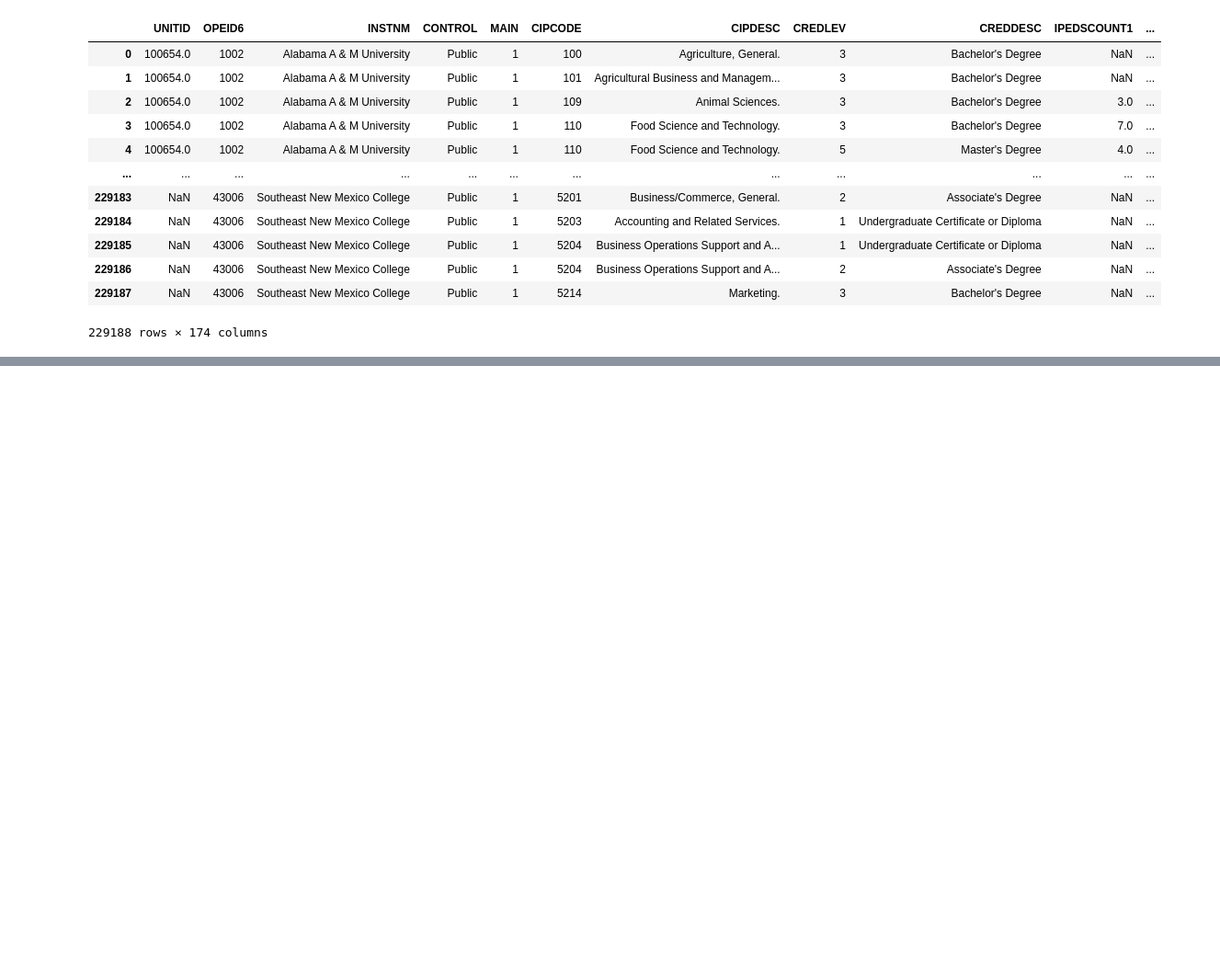
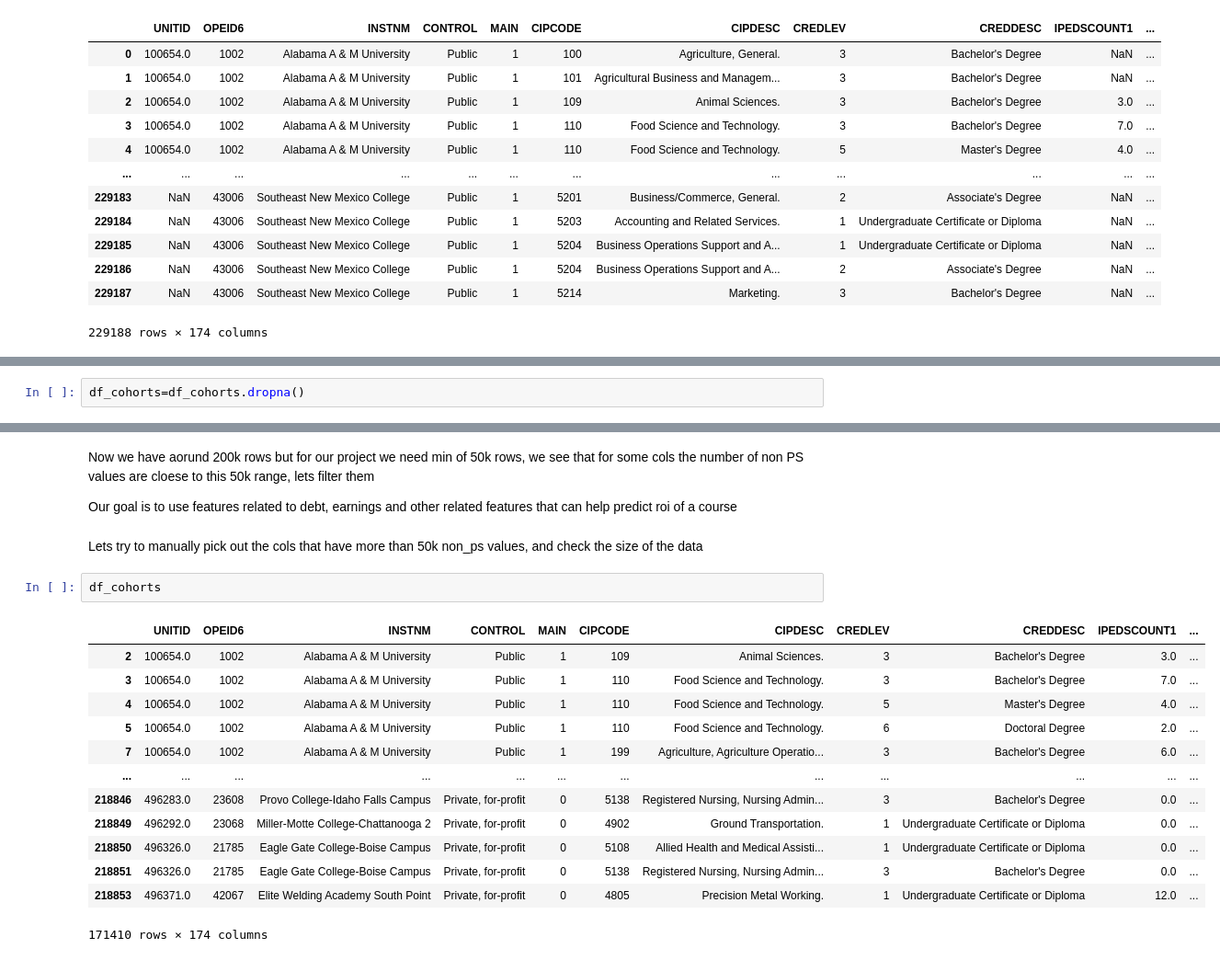
Before and after one commit to AbiramiRathina/roi_based_program_selection, a Jupyter notebook: project_big_data.ipynb, the cells around one changed output, grey strips where cells are left out. Shown at 92% size. Drawn from its saved outputs; the diff is of its cells as text; blank space fills up the shorter version.

```diff
--- a/project_big_data.ipynb
+++ b/project_big_data.ipynb
@@ -546,0 +590,2 @@ df_cohorts
+# %%
+df_cohorts=df_cohorts.dropna()
@@ -546,0 +693,22 @@ df_cohorts
+# %% [markdown]
+Now we have aorund 200k rows but for our project we need min of 50k rows, we see that for some cols the number of non PS values are cloese to this 50k range, lets filter them
+
+Our goal is to use features related to debt, earnings and other related features that can help predict roi of a course
+# %% [markdown]
+Lets try to manually pick out the cols that have more than 50k non_ps values, and check the size of the data
+# %%
+df_cohorts
+# %% [output]
+|  | UNITID | OPEID6 | INSTNM | CONTROL | MAIN | CIPCODE | CIPDESC | CREDLEV | CREDDESC | IPEDSCOUNT1 | ... |
+| 2 | 100654.0 | 1002 | Alabama A & M University | Public | 1 | 109 | Animal Sciences. | 3 | Bachelor's Degree | 3.0 | ... |
+| 3 | 100654.0 | 1002 | Alabama A & M University | Public | 1 | 110 | Food Science and Technology. | 3 | Bachelor's Degree | 7.0 | ... |
+| 4 | 100654.0 | 1002 | Alabama A & M University | Public | 1 | 110 | Food Science and Technology. | 5 | Master's Degree | 4.0 | ... |
+| 5 | 100654.0 | 1002 | Alabama A & M University | Public | 1 | 110 | Food Science and Technology. | 6 | Doctoral Degree | 2.0 | ... |
+| 7 | 100654.0 | 1002 | Alabama A & M University | Public | 1 | 199 | Agriculture, Agriculture Operatio... | 3 | Bachelor's Degree | 6.0 | ... |
+| ... | ... | ... | ... | ... | ... | ... | ... | ... | ... | ... | ... |
+| 218846 | 496283.0 | 23608 | Provo College-Idaho Falls Campus | Private, for-profit | 0 | 5138 | Registered Nursing, Nursing Admin... | 3 | Bachelor's Degree | 0.0 | ... |
+| 218849 | 496292.0 | 23068 | Miller-Motte College-Chattanooga 2 | Private, for-profit | 0 | 4902 | Ground Transportation. | 1 | Undergraduate Certificate or Diploma | 0.0 | ... |
+| 218850 | 496326.0 | 21785 | Eagle Gate College-Boise Campus | Private, for-profit | 0 | 5108 | Allied Health and Medical Assisti... | 1 | Undergraduate Certificate or Diploma | 0.0 | ... |
+| 218851 | 496326.0 | 21785 | Eagle Gate College-Boise Campus | Private, for-profit | 0 | 5138 | Registered Nursing, Nursing Admin... | 3 | Bachelor's Degree | 0.0 | ... |
+| 218853 | 496371.0 | 42067 | Elite Welding Academy South Point | Private, for-profit | 0 | 4805 | Precision Metal Working. | 1 | Undergraduate Certificate or Diploma | 12.0 | ... |
+171410 rows × 174 columns
```
Also changed, not shown: parts of 56 cells of this notebook.
